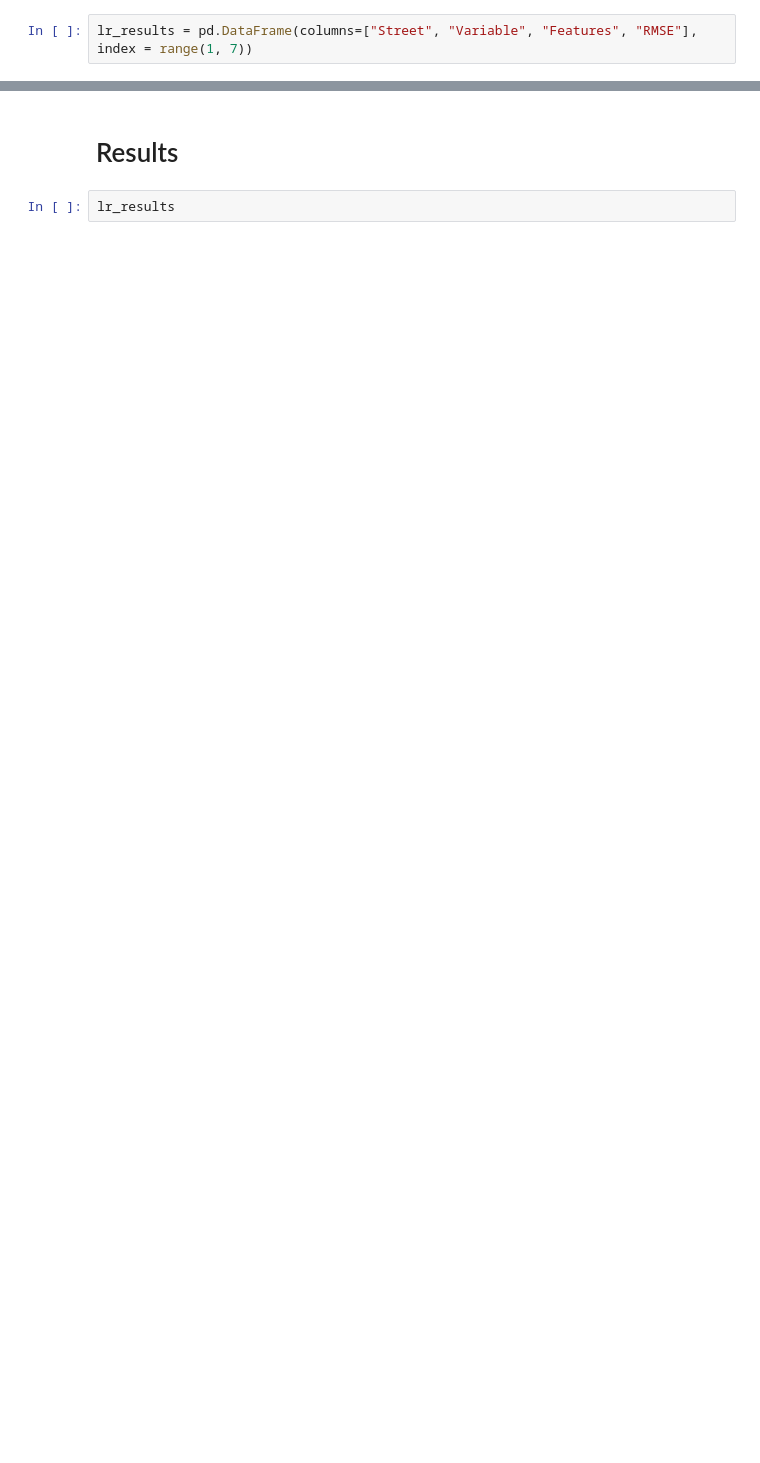
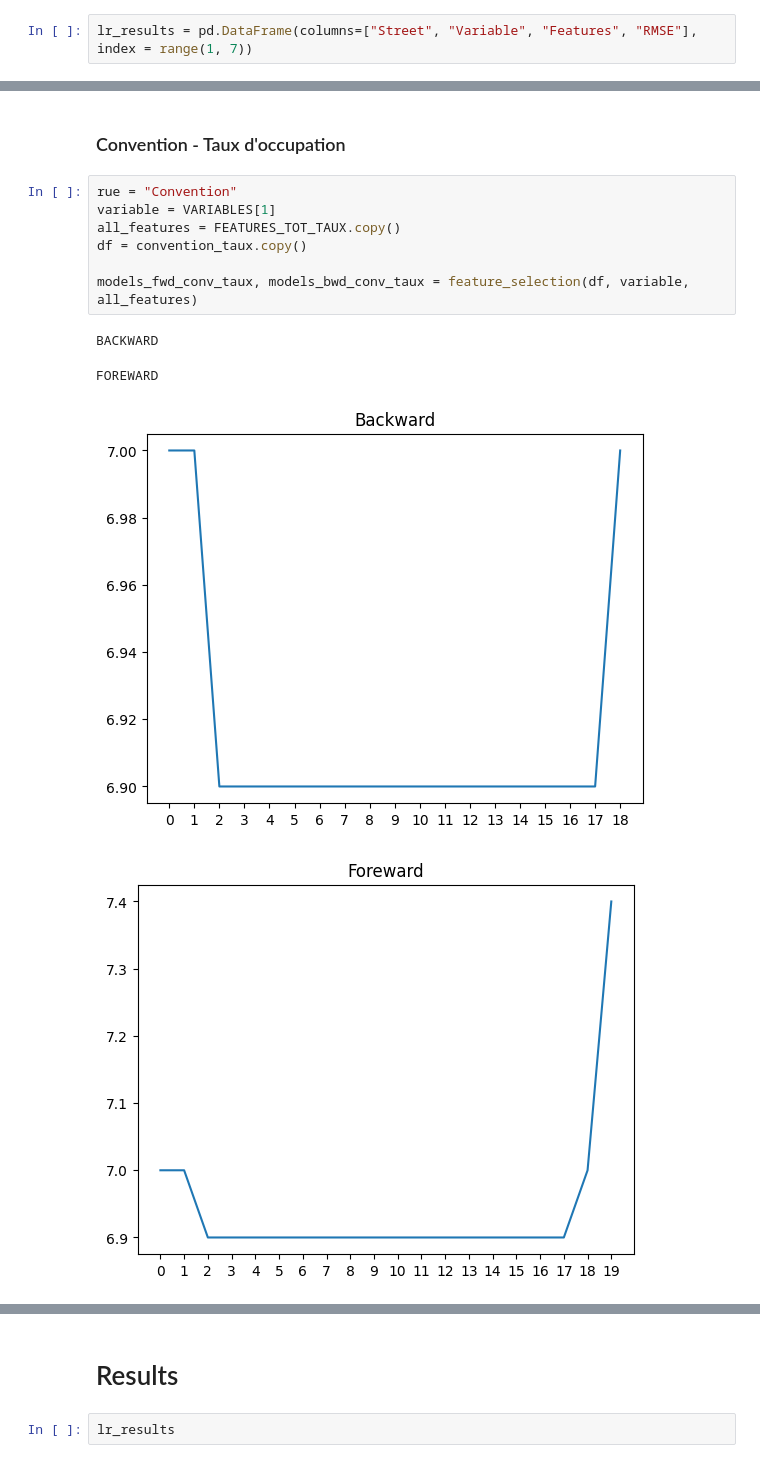
Before and after one commit to chrisahn99/eCSpress, a Jupyter notebook: notebooks/linear_regression.ipynb, the cells around one changed output, grey strips where cells are left out. Saved outputs shown, nothing was run; the diff lists cells and outputs as text; blank space fills up the shorter version.

```diff
--- a/notebooks/linear_regression.ipynb
+++ b/notebooks/linear_regression.ipynb
@@ -603,0 +157,14 @@ RMSE 8.9
+# %% [markdown]
+### Convention - Taux d'occupation
+# %%
+rue = "Convention"
+variable = VARIABLES[1]
+all_features = FEATURES_TOT_TAUX.copy()
+df = convention_taux.copy()
+
+models_fwd_conv_taux, models_bwd_conv_taux = feature_selection(df, variable, all_features)
+# %% [output]
+BACKWARD
+FOREWARD
+[figure, added]
+[figure, added]
```
Also changed, not shown: parts of 56 cells of this notebook, 2 other files.
